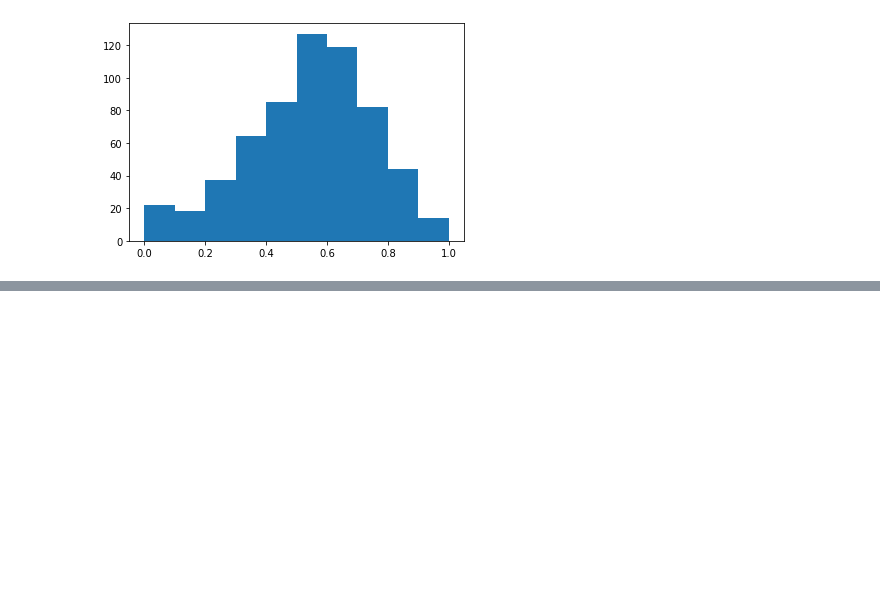
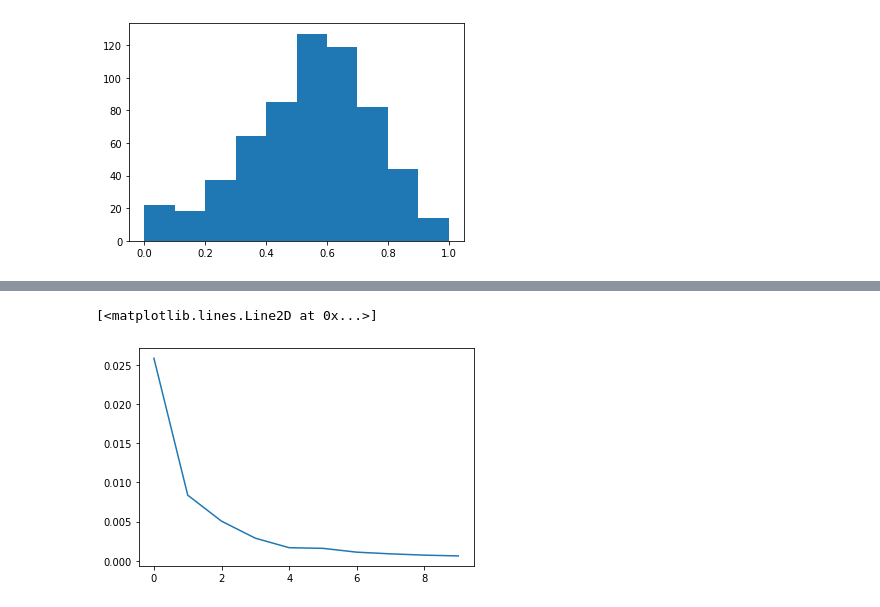
Before and after one commit to HedersonSantos/SmartHome, a Jupyter notebook: seriesTemporaisLSTM.ipynb, the cells around one changed output, grey strips where cells are left out. Drawn from its saved outputs; the diff is of its cells as text; code cells hidden in the pictures; blank space fills up the shorter version.

```diff
--- a/seriesTemporaisLSTM.ipynb
+++ b/seriesTemporaisLSTM.ipynb
@@ -163,7 +182,7 @@ scaler.fit(dfTreino)
 
 scaled_train = scaler.transform(dfTreino)
 scaled_test = scaler.transform(dfTeste)
-
+scaled_all = scaler.transform(df_treino)
 plt.hist(scaled_train)
 # %% [output]
 (array([ 22.,  18.,  37.,  64.,  85., 127., 119.,  82.,  44.,  14.]),
@@ -256,0 +277,6 @@ See the caveats in the documentation: https://pandas.pydata.org/pandas-docs/stab
+# %%
+n_input = 48
+n_features = 1
+generatorB = TimeseriesGenerator(scaled_all, scaled_all, length=n_input, batch_size=2)
+len(generatorB)
+modelB = modelo(n_input, n_features)
@@ -256,0 +298,5 @@ See the caveats in the documentation: https://pandas.pydata.org/pandas-docs/stab
+# %%
+modelB.fit(generatorB,epochs=10)
+loss_per_epoch = modelB.history.history['loss']
+plt.plot(range(len(loss_per_epoch)),loss_per_epoch)
+# %% [output]
@@ -256,0 +323,2 @@ See the caveats in the documentation: https://pandas.pydata.org/pandas-docs/stab
+[<matplotlib.lines.Line2D at 0x...>]
+[figure, added]
```
Also changed, not shown: parts of 15 cells of this notebook.
